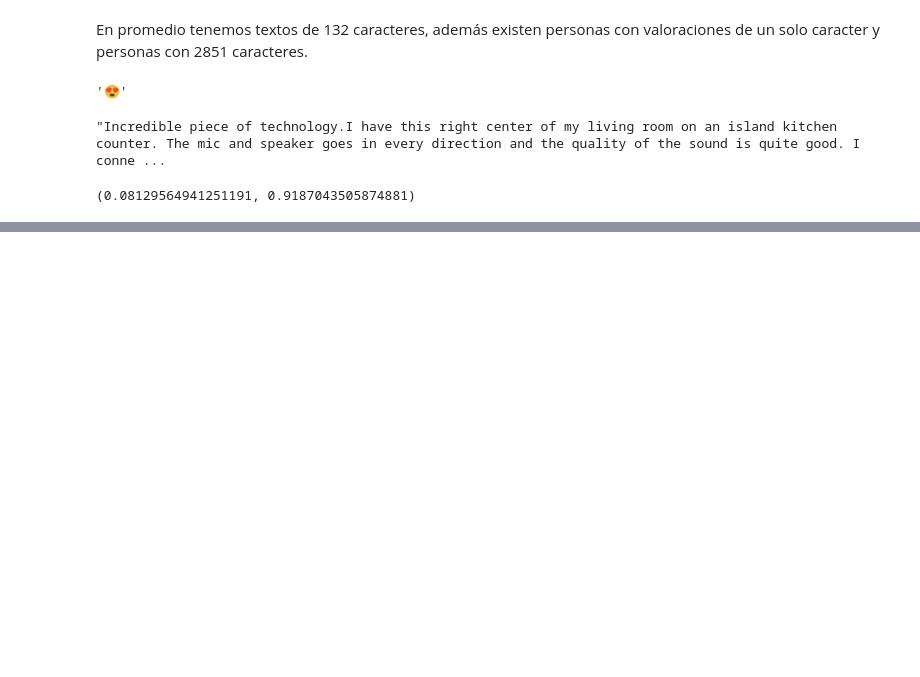
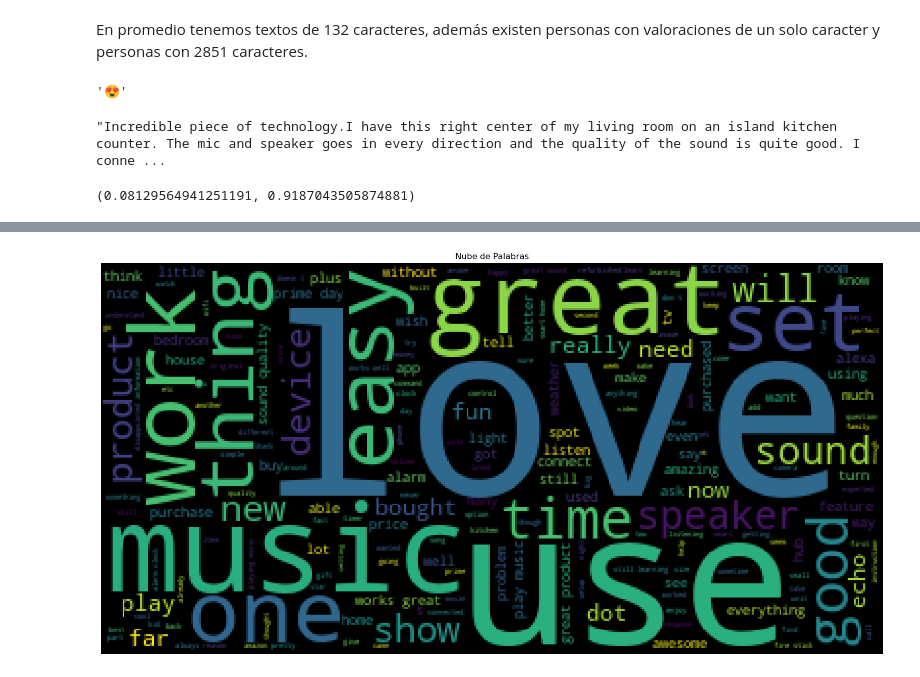
Before and after one commit to david-21fi/AmazonAlexa, a Jupyter notebook: Notebooks/analisis_exploratorio.ipynb, the cells around one changed output, grey strips where cells are left out. Drawn from its saved outputs; the diff is of its cells as text; code cells hidden in the pictures; blank space fills up the shorter version.

Commit message:
nuve de palabras

```diff
--- a/Notebooks/analisis_exploratorio.ipynb
+++ b/Notebooks/analisis_exploratorio.ipynb
@@ -152,2 +148,14 @@ frases_string = " ".join(frases)
+# %%
+# escojamos solo las palabras relevantes
+def filtro(data='data') -> str:
+    irrelevante = 'alexa device amazon echo dot'
+    frases = data['verified_reviews'].tolist()
+    new_frases =[]
+    for lista in frases:
+        for a in lista.lower().split():
+            if a not in irrelevante:
+                new_frases.append(a)
+    new = ' '.join(new_frases)
+    return new
 # %%
 from wordcloud import WordCloud
@@ -155,0 +162,10 @@ ModuleNotFoundError: No module named 'wordcloud'
+# %%
+wordcloud = WordCloud().generate(filtro(data))
+
+plt.figure(figsize=(20,20))
+plt.imshow(wordcloud)
+plt.title('Nube de Palabras')
+plt.axis('off')
+plt.show()
+# %% [output]
+[figure, added]
```
Also changed, not shown: parts of 6 cells of this notebook.
